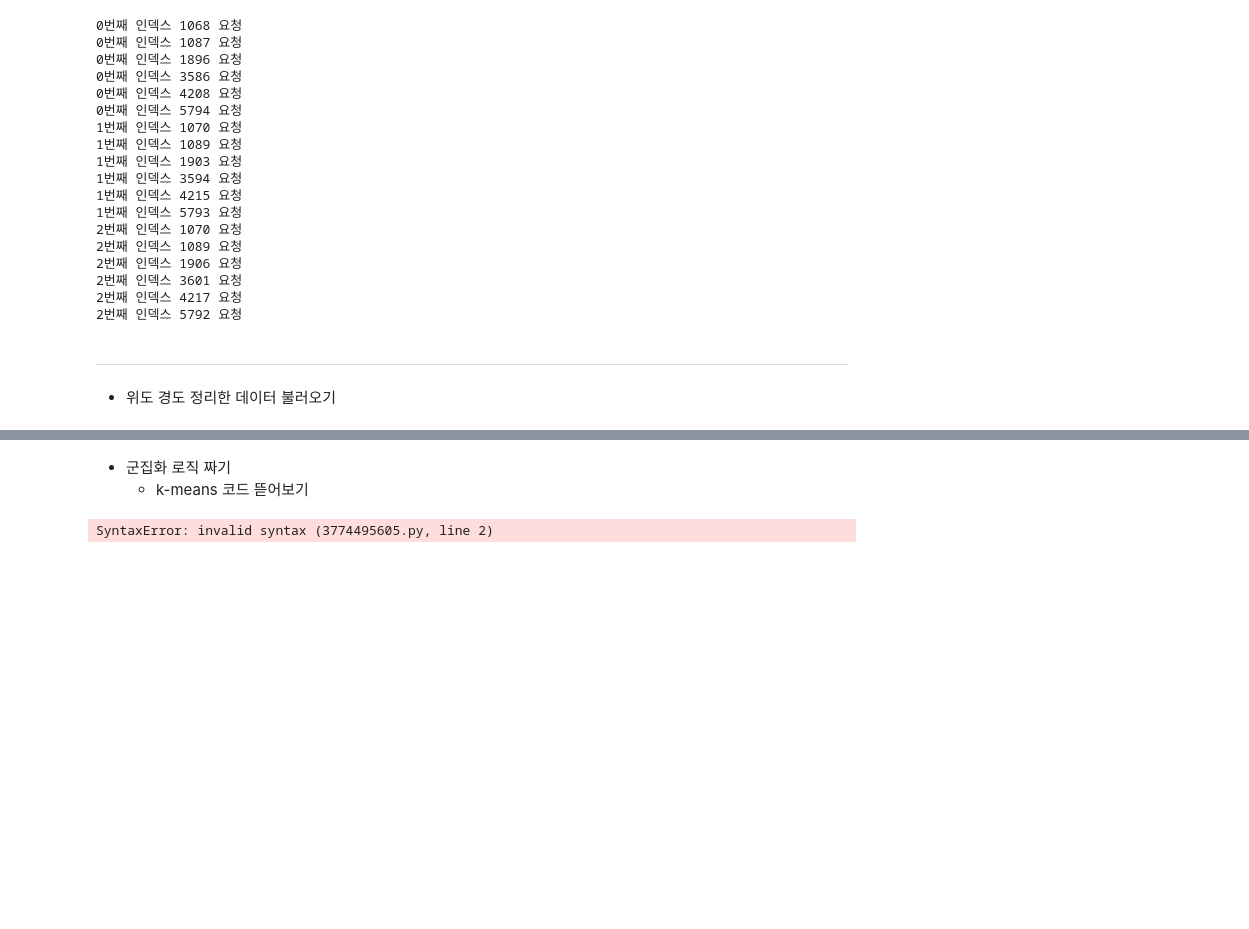
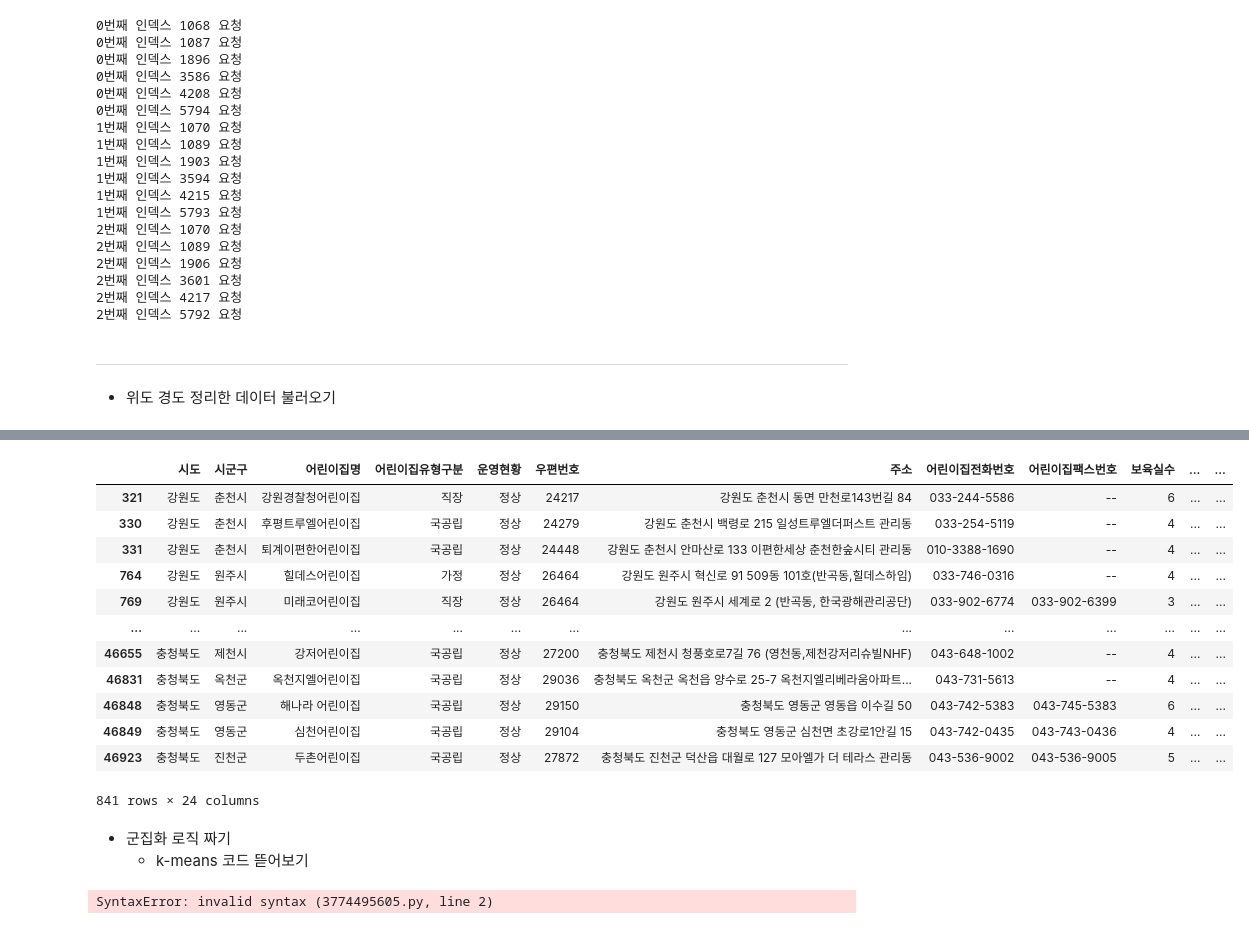
Before and after one commit to NeatyNut/-------, a Jupyter notebook: Analyst.ipynb, the cells around one changed output, grey strips where cells are left out. Drawn from its saved outputs; the diff is of its cells as text; code cells hidden in the pictures; blank space fills up the shorter version.

Commit message:
concat file

```diff
--- a/Analyst.ipynb
+++ b/Analyst.ipynb
@@ -526,7 +526,7 @@ import requests, json
 
 def get_location(address):
     url = 'https://dapi.kakao.com/v2/local/search/address.json?query=' + address
-    headers = {"Authorization": "KakaoAK 60944e2fb478274116d4cc2830de47e3"}
+    headers = {"Authorization": "KakaoAK "}
     api_json = json.loads(str(requests.get(url,headers=headers).text))
     return api_json
 # %% [markdown]
@@ -850,6 +850,13 @@ for i in range(3):
 ---
 # %% [markdown]
 - 위도 경도 정리한 데이터 불러오기
+# %%
+def concat_pandas(df:pd.DataFrame, add_df:pd.DataFrame):
+    if len(df) < 1:
+        union_df = add_df.copy()
+    else:
+        union_df = pd.concat([df, add_df], ignore_index=True)
+    return union_df
 # %%
 CHO_2021 = df_list[0].copy()
 CHO_2022 = df_list[1].copy()
@@ -879,14 +872,16 @@ pd.read_excel(get_file_path(save_path,0,printok=False),sheet_name='sheet1', inde
 # %%
 for i in range(len(os.listdir(save_path))):
     file_path = get_file_path(save_path,i,printok=False)
+    add_df = pd.read_excel(get_file_path(save_path,i,printok=False),sheet_name='sheet1', index_col=0, engine='openpyxl')
 
     # 강원 / file_path[68:70]
     if file_path[90:94] == '2020':
-
+        KID_2020 = concat_pandas(KID_2020, add_df)
     elif file_path[90:94] == '2021':
-
+        KID_2021 = concat_pandas(KID_2021, add_df)
     elif file_path[90:94] == '2022':
-
+        KID_2022 = concat_pandas(KID_2022, add_df)
     elif file_path[90:94] == '2023':
-
+        KID_2023 = concat_pandas(KID_2023, add_df)
     elif file_path[90:94] == '2024':
+        KID_2024 = concat_pandas(KID_2024, add_df)
@@ -920,3 +968,19 @@ get_file_path(save_path,0,printok=False)[90:94]
+# %%
+KID_2020[(KID_2020['위도']== 37.566470) & (KID_2020['경도']== 126.977963)]
+# %% [output]
+|  | 시도 | 시군구 | 어린이집명 | 어린이집유형구분 | 운영현황 | 우편번호 | 주소 | 어린이집전화번호 | 어린이집팩스번호 | 보육실수 | ... | ... |
+| 321 | 강원도 | 춘천시 | 강원경찰청어린이집 | 직장 | 정상 | 24217 | 강원도 춘천시 동면 만천로143번길 84 | 033-244-5586 | -- | 6 | ... | ... |
+| 330 | 강원도 | 춘천시 | 후평트루엘어린이집 | 국공립 | 정상 | 24279 | 강원도 춘천시 백령로 215 일성트루엘더퍼스트 관리동 | 033-254-5119 | -- | 4 | ... | ... |
+| 331 | 강원도 | 춘천시 | 퇴계이편한어린이집 | 국공립 | 정상 | 24448 | 강원도 춘천시 안마산로 133 이편한세상 춘천한숲시티 관리동 | 010-3388-1690 | -- | 4 | ... | ... |
+| 764 | 강원도 | 원주시 | 힐데스어린이집 | 가정 | 정상 | 26464 | 강원도 원주시 혁신로 91 509동 101호(반곡동,힐데스하임) | 033-746-0316 | -- | 4 | ... | ... |
+| 769 | 강원도 | 원주시 | 미래코어린이집 | 직장 | 정상 | 26464 | 강원도 원주시 세계로 2 (반곡동, 한국광해관리공단) | 033-902-6774 | 033-902-6399 | 3 | ... | ... |
+| ... | ... | ... | ... | ... | ... | ... | ... | ... | ... | ... | ... | ... |
+| 46655 | 충청북도 | 제천시 | 강저어린이집 | 국공립 | 정상 | 27200 | 충청북도 제천시 청풍호로7길 76 (영천동,제천강저리슈빌NHF) | 043-648-1002 | -- | 4 | ... | ... |
+| 46831 | 충청북도 | 옥천군 | 옥천지엘어린이집 | 국공립 | 정상 | 29036 | 충청북도 옥천군 옥천읍 양수로 25-7 옥천지엘리베라움아파트... | 043-731-5613 | -- | 4 | ... | ... |
+| 46848 | 충청북도 | 영동군 | 해나라 어린이집 | 국공립 | 정상 | 29150 | 충청북도 영동군 영동읍 이수길 50 | 043-742-5383 | 043-745-5383 | 6 | ... | ... |
+| 46849 | 충청북도 | 영동군 | 심천어린이집 | 국공립 | 정상 | 29104 | 충청북도 영동군 심천면 초강로1안길 15 | 043-742-0435 | 043-743-0436 | 4 | ... | ... |
+| 46923 | 충청북도 | 진천군 | 두촌어린이집 | 국공립 | 정상 | 27872 | 충청북도 진천군 덕산읍 대월로 127 모아엘가 더 테라스 관리동 | 043-536-9002 | 043-536-9005 | 5 | ... | ... |
+841 rows × 24 columns
 # %% [markdown]
 - 군집화 로직 짜기
     - k-means 코드 뜯어보기
```
Also changed, not shown: parts of 10 cells of this notebook.
